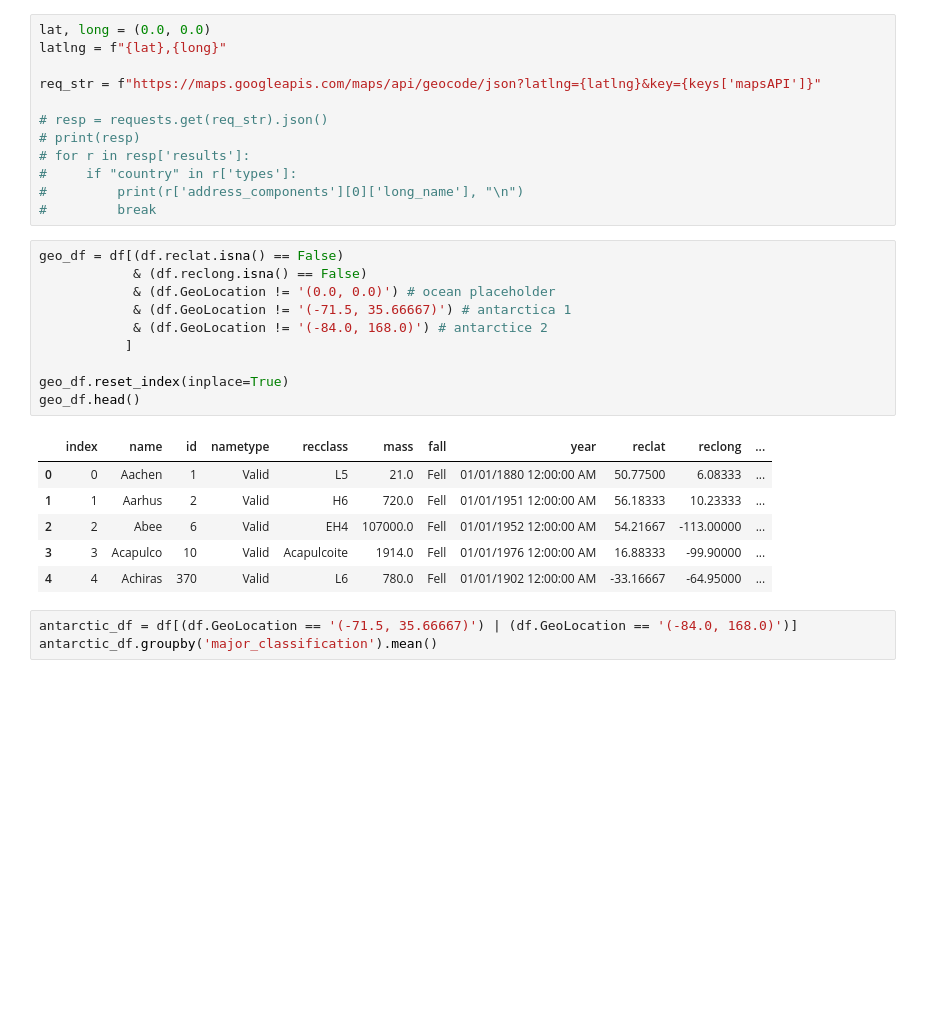
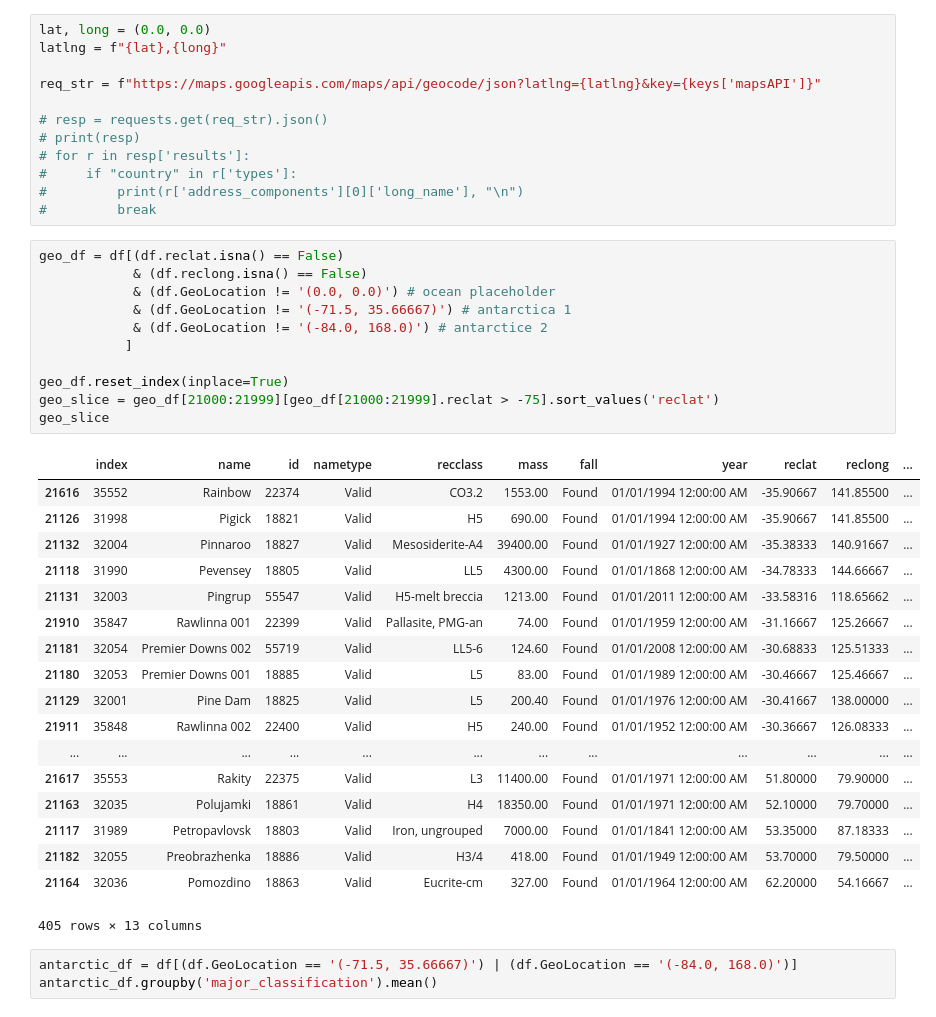
Before and after one commit to QED0711/nasa-meteorite-analysis, a Jupyter notebook: quinn-cleaning-meteor.ipynb, the cells around one changed output. Drawn from its saved outputs; the diff is of its cells as text; blank space fills up the shorter version.

```diff
--- a/quinn-cleaning-meteor.ipynb
+++ b/quinn-cleaning-meteor.ipynb
@@ -57,20 +57,33 @@ req_str = f"https://maps.googleapis.com/maps/api/geocode/json?latlng={latlng}&ke
 # %%
 geo_df = df[(df.reclat.isna() == False)
             & (df.reclong.isna() == False)
             & (df.GeoLocation != '(0.0, 0.0)') # ocean placeholder
             & (df.GeoLocation != '(-71.5, 35.66667)') # antarctica 1
             & (df.GeoLocation != '(-84.0, 168.0)') # antarctice 2
            ]
 
 geo_df.reset_index(inplace=True)
-geo_df.head()
+geo_slice = geo_df[21000:21999][geo_df[21000:21999].reclat > -75].sort_values('reclat')
+geo_slice
 # %% [output]
 |  | index | name | id | nametype | recclass | mass | fall | year | reclat | reclong | ... |
-| 0 | 0 | Aachen | 1 | Valid | L5 | 21.0 | Fell | 01/01/1880 12:00:00 AM | 50.77500 | 6.08333 | ... |
-| 1 | 1 | Aarhus | 2 | Valid | H6 | 720.0 | Fell | 01/01/1951 12:00:00 AM | 56.18333 | 10.23333 | ... |
-| 2 | 2 | Abee | 6 | Valid | EH4 | 107000.0 | Fell | 01/01/1952 12:00:00 AM | 54.21667 | -113.00000 | ... |
-| 3 | 3 | Acapulco | 10 | Valid | Acapulcoite | 1914.0 | Fell | 01/01/1976 12:00:00 AM | 16.88333 | -99.90000 | ... |
-| 4 | 4 | Achiras | 370 | Valid | L6 | 780.0 | Fell | 01/01/1902 12:00:00 AM | -33.16667 | -64.95000 | ... |
+| 21616 | 35552 | Rainbow | 22374 | Valid | CO3.2 | 1553.00 | Found | 01/01/1994 12:00:00 AM | -35.90667 | 141.85500 | ... |
+| 21126 | 31998 | Pigick | 18821 | Valid | H5 | 690.00 | Found | 01/01/1994 12:00:00 AM | -35.90667 | 141.85500 | ... |
+| 21132 | 32004 | Pinnaroo | 18827 | Valid | Mesosiderite-A4 | 39400.00 | Found | 01/01/1927 12:00:00 AM | -35.38333 | 140.91667 | ... |
+| 21118 | 31990 | Pevensey | 18805 | Valid | LL5 | 4300.00 | Found | 01/01/1868 12:00:00 AM | -34.78333 | 144.66667 | ... |
+| 21131 | 32003 | Pingrup | 55547 | Valid | H5-melt breccia | 1213.00 | Found | 01/01/2011 12:00:00 AM | -33.58316 | 118.65662 | ... |
+| 21910 | 35847 | Rawlinna 001 | 22399 | Valid | Pallasite, PMG-an | 74.00 | Found | 01/01/1959 12:00:00 AM | -31.16667 | 125.26667 | ... |
+| 21181 | 32054 | Premier Downs 002 | 55719 | Valid | LL5-6 | 124.60 | Found | 01/01/2008 12:00:00 AM | -30.68833 | 125.51333 | ... |
+| 21180 | 32053 | Premier Downs 001 | 18885 | Valid | L5 | 83.00 | Found | 01/01/1989 12:00:00 AM | -30.46667 | 125.46667 | ... |
+| 21129 | 32001 | Pine Dam | 18825 | Valid | L5 | 200.40 | Found | 01/01/1976 12:00:00 AM | -30.41667 | 138.00000 | ... |
+| 21911 | 35848 | Rawlinna 002 | 22400 | Valid | H5 | 240.00 | Found | 01/01/1952 12:00:00 AM | -30.36667 | 126.08333 | ... |
+| ... | ... | ... | ... | ... | ... | ... | ... | ... | ... | ... | ... |
+| 21617 | 35553 | Rakity | 22375 | Valid | L3 | 11400.00 | Found | 01/01/1971 12:00:00 AM | 51.80000 | 79.90000 | ... |
+| 21163 | 32035 | Polujamki | 18861 | Valid | H4 | 18350.00 | Found | 01/01/1971 12:00:00 AM | 52.10000 | 79.70000 | ... |
+| 21117 | 31989 | Petropavlovsk | 18803 | Valid | Iron, ungrouped | 7000.00 | Found | 01/01/1841 12:00:00 AM | 53.35000 | 87.18333 | ... |
+| 21182 | 32055 | Preobrazhenka | 18886 | Valid | H3/4 | 418.00 | Found | 01/01/1949 12:00:00 AM | 53.70000 | 79.50000 | ... |
+| 21164 | 32036 | Pomozdino | 18863 | Valid | Eucrite-cm | 327.00 | Found | 01/01/1964 12:00:00 AM | 62.20000 | 54.16667 | ... |
+405 rows × 13 columns
 # %%
 antarctic_df = df[(df.GeoLocation == '(-71.5, 35.66667)') | (df.GeoLocation == '(-84.0, 168.0)')]
 antarctic_df.groupby('major_classification').mean()
```
Also changed, not shown: parts of 2 cells of this notebook, 3 other files.
